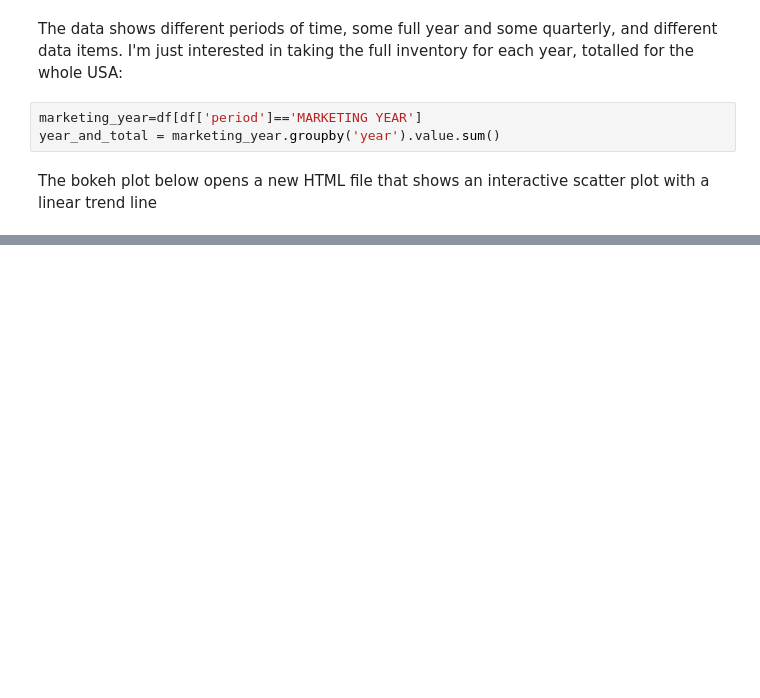
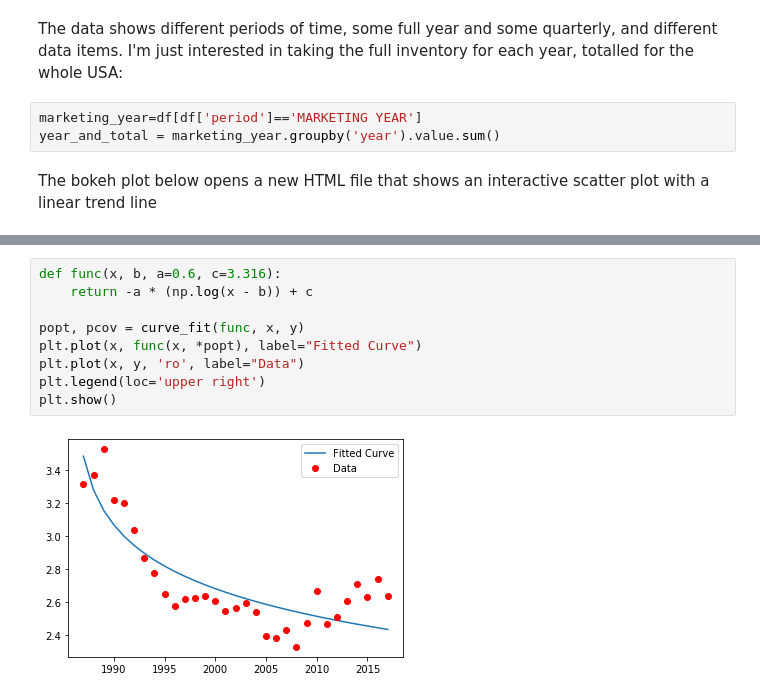
Before and after one commit to sysani/save-the-bees, a Jupyter notebook: plot.ipynb, the cells around one changed output, grey strips where cells are left out. Saved outputs shown, nothing was run; the diff lists cells and outputs as text; blank space fills up the shorter version.

Commit message:
adding new graphs with trendline in plot

```diff
--- a/plot.ipynb
+++ b/plot.ipynb
@@ -83,0 +108,11 @@ plt.show()
+# %%
+def func(x, b, a=0.6, c=3.316):
+    return -a * (np.log(x - b)) + c
+
+popt, pcov = curve_fit(func, x, y)
+plt.plot(x, func(x, *popt), label="Fitted Curve")
+plt.plot(x, y, 'ro', label="Data")
+plt.legend(loc='upper right')
+plt.show()
+# %% [output]
+[figure, added]
```
Also changed, not shown: parts of 8 cells of this notebook.
